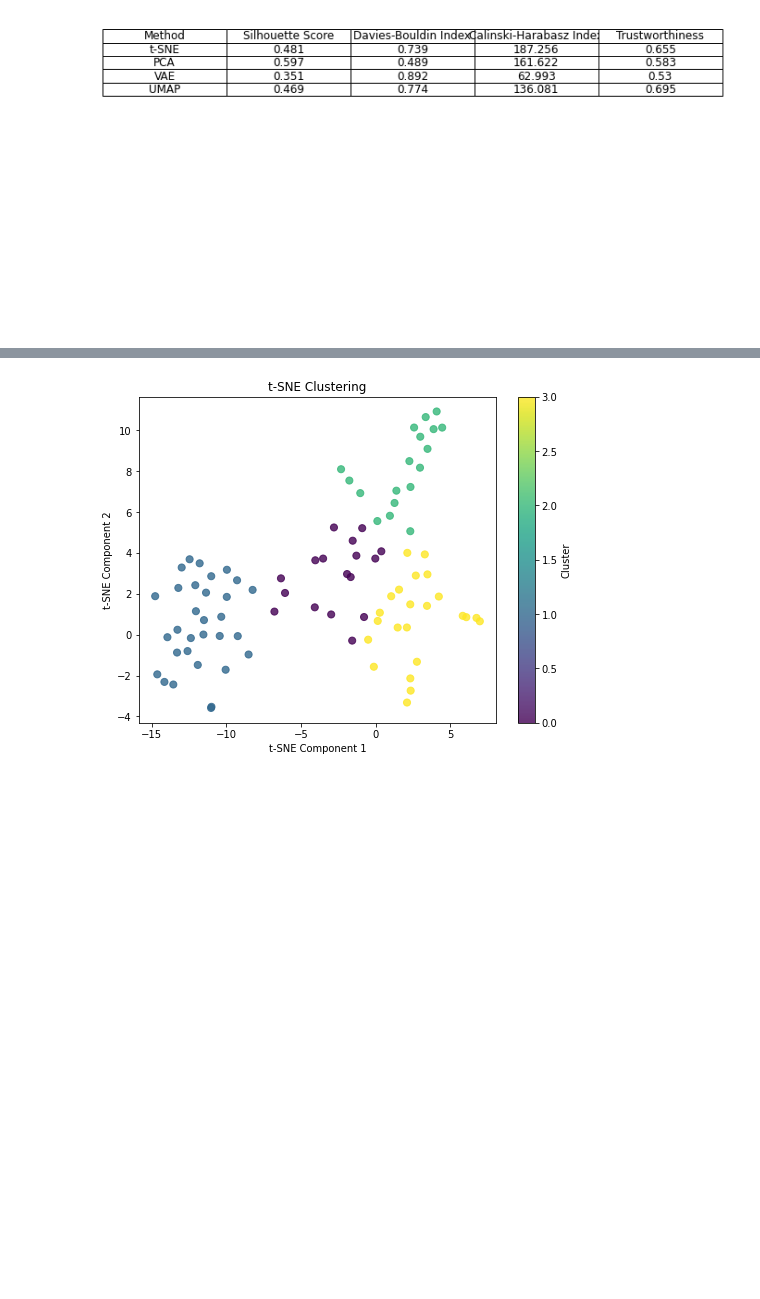
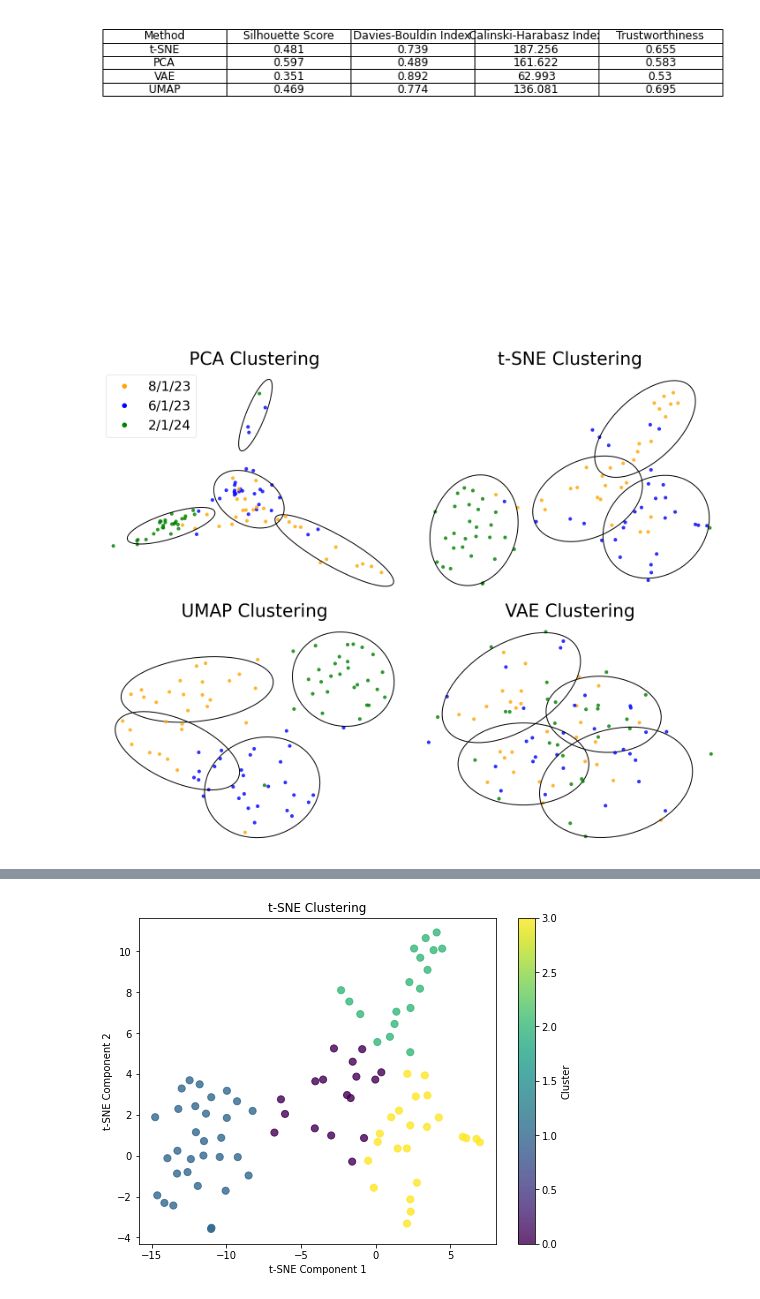
Before and after one commit to henrysun9074/fishics, a Jupyter notebook: dim-reduction/kmeans.ipynb, the cells around one changed output, grey strips where cells are left out. Drawn from its saved outputs; the diff is of its cells as text; code cells hidden in the pictures; blank space fills up the shorter version.

```diff
--- a/dim-reduction/kmeans.ipynb
+++ b/dim-reduction/kmeans.ipynb
@@ -183,6 +183,64 @@ def plot_dates(data, method_name, labels, dates):
     plt.ylabel(f'{method_name} Component 2')
     plt.show()
     # plt.savefig('kmeans'f'{method_name}.png', bbox_inches='tight', pad_inches=0.5)
+# %%
+import numpy as np
+import matplotlib.pyplot as plt
+from matplotlib.patches import Ellipse
+
+def plot_dates_subplot(ax, data, method_name, labels, dates, show_legend=False):
+    # Define colors for dates
+    date_colors = {'8/1/23': 'orange', '6/1/23': 'blue', '2/1/24': 'green'}  # Adjust colors as needed
+    colors = [date_colors[date] for date in dates]
+
+    # Plot clusters with boundaries
+    for cluster in np.unique(labels):
+        cluster_data = data[labels == cluster]
+
+        # Scatter plot with date-based colors
+        ax.scatter(cluster_data.iloc[:, 0], cluster_data.iloc[:, 1], c=[colors[i] for i in cluster_data.index], label=f'Cluster {cluster}', s=50, alpha=0.8)
+
+        # Calculate cluster center and draw ellipse
+        cluster_center = np.mean(cluster_data.iloc[:, :2], axis=0)
+        cov_matrix = np.cov(cluster_data.iloc[:, :2], rowvar=False)
+        eigenvalues, eigenvectors = np.linalg.eigh(cov_matrix)
+        angle = np.degrees(np.arctan2(eigenvectors[1, 0], eigenvectors[0, 0]))
+        width, height = 4 * np.sqrt(eigenvalues)
+        ellipse = Ellipse(xy=cluster_center, width=width, height=height, angle=angle, edgecolor='black', lw=2, facecolor='none')
+        ax.add_patch(ellipse)
+
+    # Remove axis and labels
+    ax.axis('off')
+
+    # Set title with big font
+    ax.set_title(f'{method_name} Clustering', fontsize=40)  # Increased font size
+
+    # Show legend only if specified
+    if show_legend:
+        legend_labels = [plt.Line2D([0], [0], marker='o', color=color, linestyle='', markersize=10) for date, color in date_colors.items()]
+        ax.legend(legend_labels, date_colors.keys(), loc='upper left', fontsize = 30)
+
+# Create a figure with 2x2 subplots
+fig, axs = plt.subplots(2, 2, figsize=(20, 16))
+
+# Plot clusters and dates for t-SNE with legend
+plot_dates_subplot(axs[0, 1], tsne_data, tsne_metrics['Method'], tsne_metrics['Labels'], tsne_metrics['Dates'])
+
+# Plot clusters and dates for PCA without legend
+plot_dates_subplot(axs[0, 0], pca_data, pca_metrics['Method'], pca_metrics['Labels'], pca_metrics['Dates'], show_legend=True)
+
+# Plot clusters and dates for VAE without legend
+plot_dates_subplot(axs[1, 1], vae_data, vae_metrics['Method'], vae_metrics['Labels'], vae_metrics['Dates'])
+
+# Plot clusters and dates for UMAP without legend
+plot_dates_subplot(axs[1, 0], umap_data, umap_metrics['Method'], umap_metrics['Labels'], umap_metrics['Dates'])
+
+# Adjust layout
+plt.tight_layout()
+plt.show()
+# plt.savefig('all_clusters.png', bbox_inches='tight', pad_inches=0.5)
+# %% [output]
+[figure, added]
 # %%
 # Plot clusters and dates for t-SNE
 plot_dates(tsne_data, tsne_metrics['Method'], tsne_metrics['Labels'], tsne_metrics['Dates'])
```
Also changed, not shown: parts of 2 cells of this notebook.
